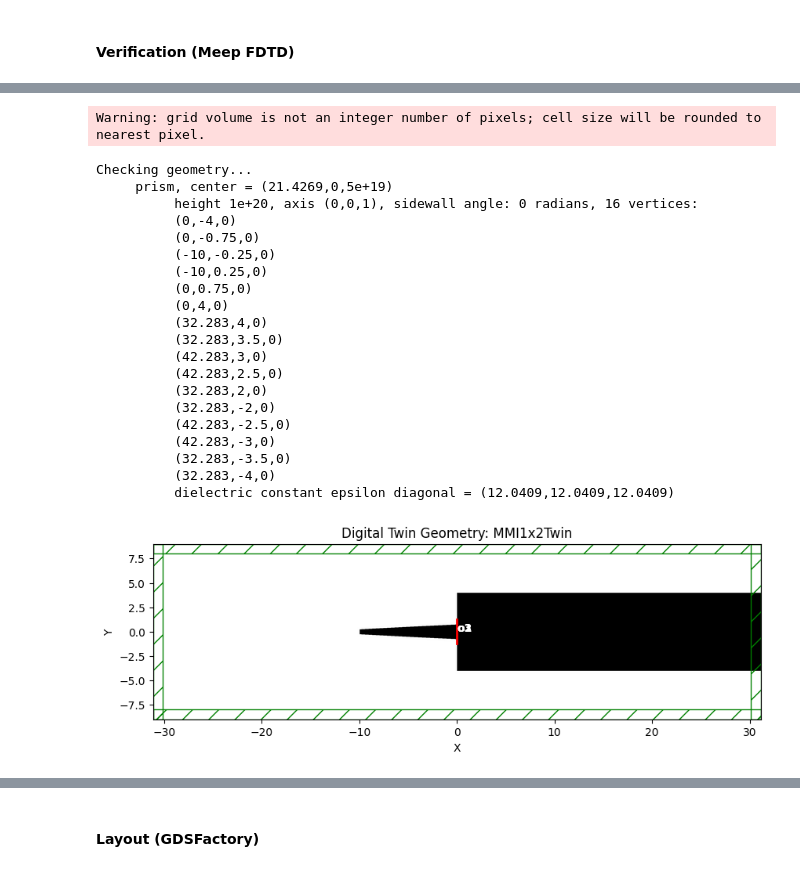
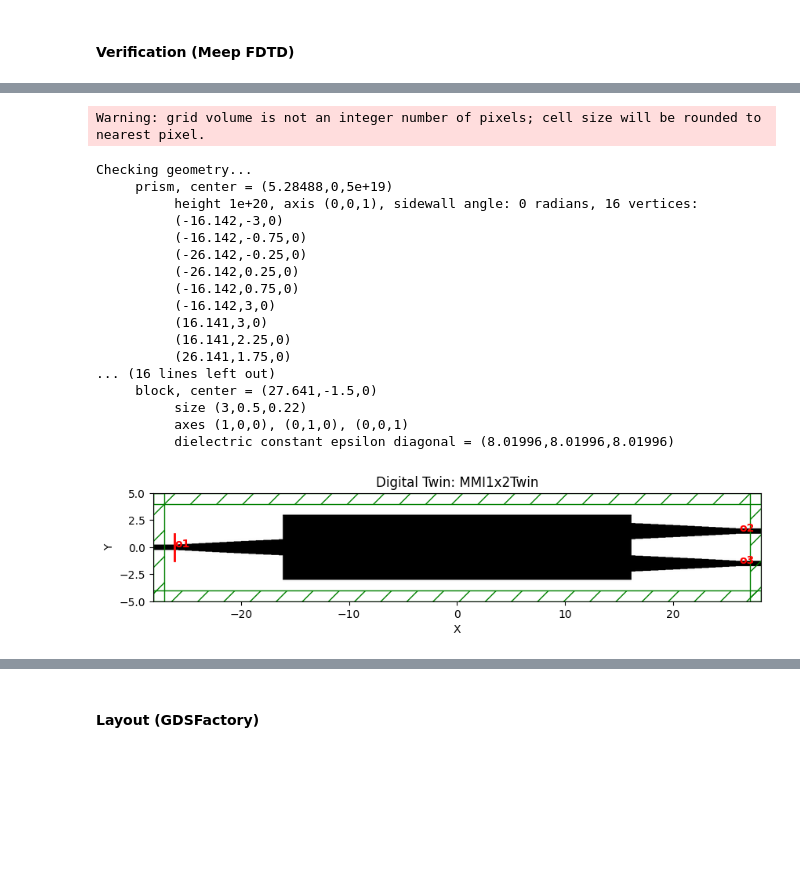
Before and after one commit to pomorigio/playing_with_photonics, a Jupyter notebook: 4_multimode_interferometer.ipynb, the cells around one changed output, grey strips where cells are left out. Saved outputs shown, nothing was run; the diff lists cells and outputs as text; code cells hidden in the pictures; blank space fills up the shorter version.

```diff
--- a/4_multimode_interferometer.ipynb
+++ b/4_multimode_interferometer.ipynb
@@ -102,32 +232,29 @@ Interpolated Length for Width = 6.0 um is 32.283 um
 # %%
-engine = MeepRunner(n_core=n_core, n_clad=n_clad, resolution=50)
+engine = MeepRunner(n_core=modes_neffs[0], n_clad=n_clad, resolution=30)
 # %%
 print("Checking geometry...")
-mmi_1x2 = MMI1x2Twin(width_mmi=width_mmi, length_mmi=designed_length)
+mmi_1x2 = MMI1x2Twin(width_mmi=target_width, length_mmi=designed_length)
 engine.plot_structure(mmi_1x2)
 # %% [output]
 Warning: grid volume is not an integer number of pixels; cell size will be rounded to nearest pixel.
 Checking geometry...
-     prism, center = (21.4269,0,5e+19)
+     prism, center = (5.28488,0,5e+19)
           height 1e+20, axis (0,0,1), sidewall angle: 0 radians, 16 vertices:
-          (0,-4,0)
-          (0,-0.75,0)
-          (-10,-0.25,0)
-          (-10,0.25,0)
-          (0,0.75,0)
-          (0,4,0)
-          (32.283,4,0)
-          (32.283,3.5,0)
-          (42.283,3,0)
-          (42.283,2.5,0)
-          (32.283,2,0)
-          (32.283,-2,0)
-          (42.283,-2.5,0)
-          (42.283,-3,0)
-          (32.283,-3.5,0)
-          (32.283,-4,0)
-          dielectric constant epsilon diagonal = (12.0409,12.0409,12.0409)
+          (-16.142,-3,0)
+          (-16.142,-0.75,0)
+          (-26.142,-0.25,0)
+          (-26.142,0.25,0)
+          (-16.142,0.75,0)
+          (-16.142,3,0)
+          (16.141,3,0)
+          (16.141,2.25,0)
+          (26.141,1.75,0)
+... (16 lines left out)
+     block, center = (27.641,-1.5,0)
+          size (3,0.5,0.22)
+          axes (1,0,0), (0,1,0), (0,0,1)
+          dielectric constant epsilon diagonal = (8.01996,8.01996,8.01996)
-[figure, old version]
+[figure, new version]
 # %%
 wvl, transmission = engine.simulate_component(mmi_1x2)
 # %% [output]
```
Also changed, not shown: parts of 33 cells of this notebook, 12 other files.
